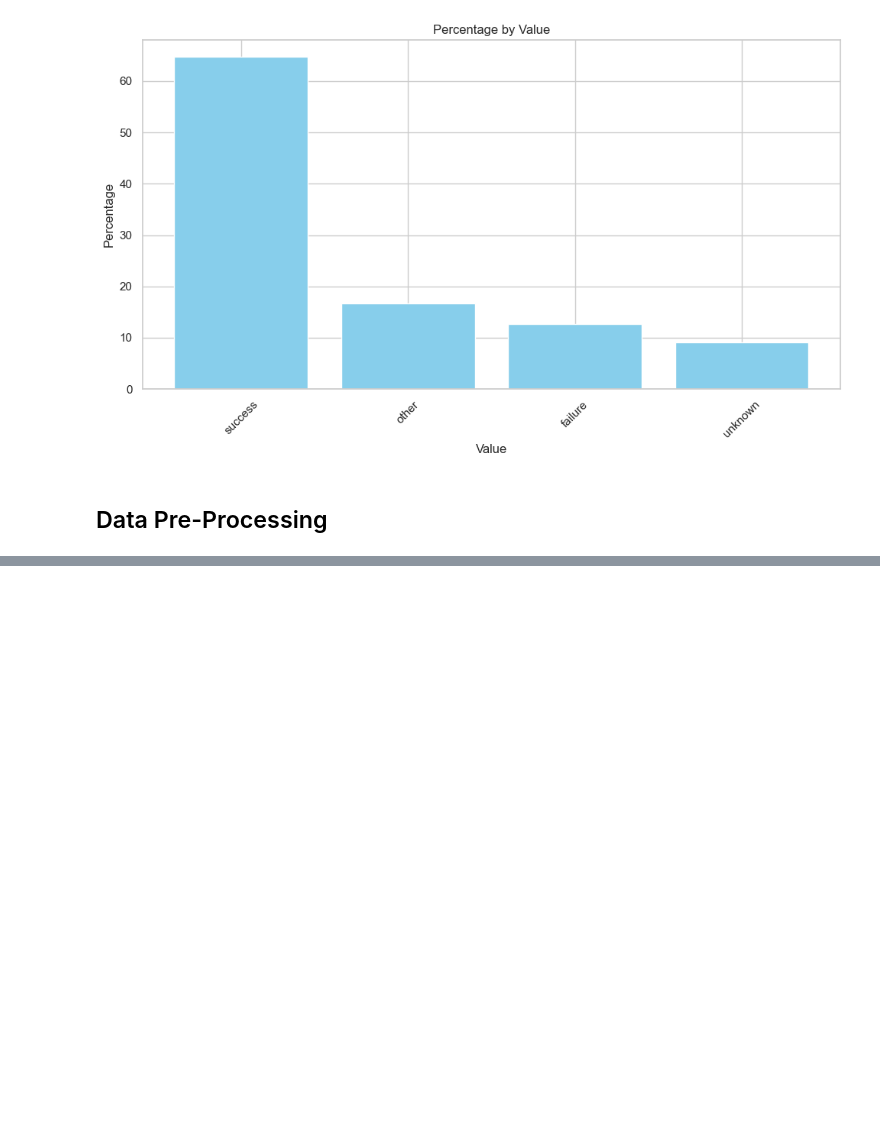
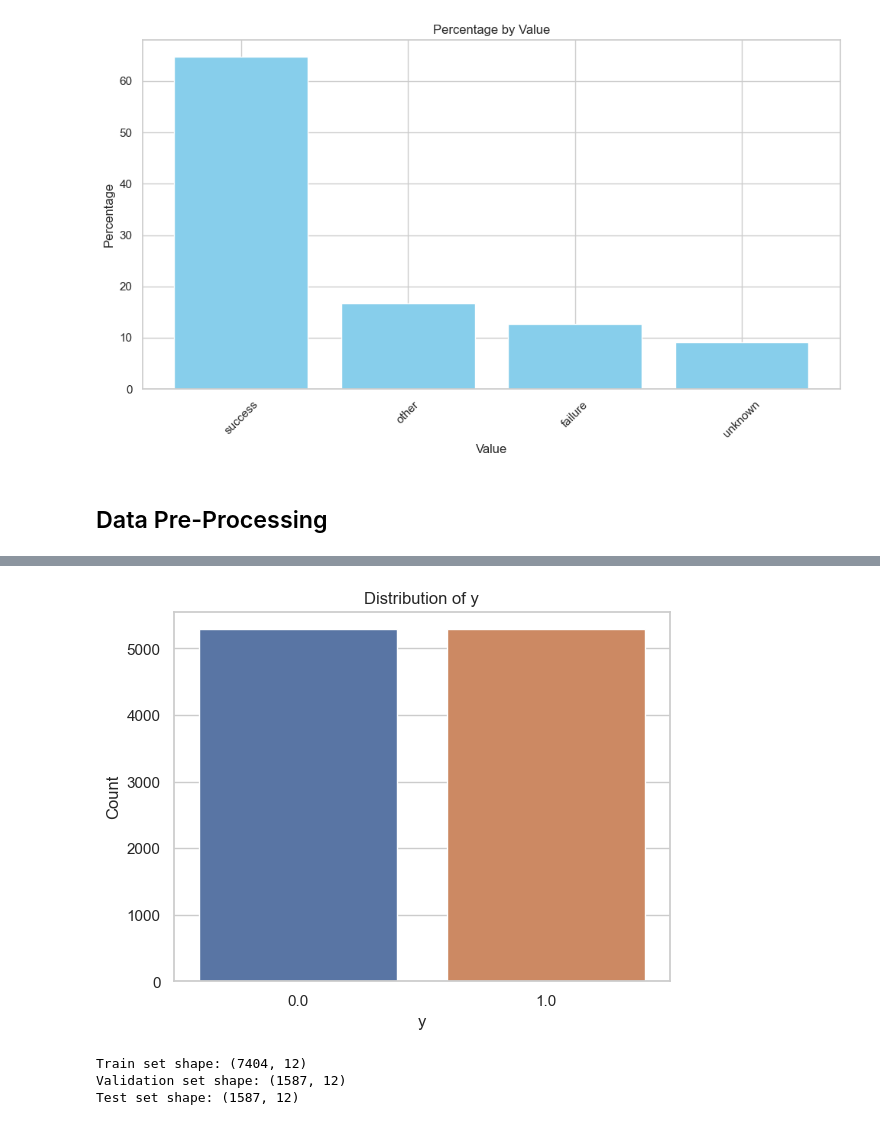
Before and after one commit to CalebMcCurdy/Bank-Term-Deposit-Predictions, a Jupyter notebook: Group_Project.ipynb, the cells around one changed output, grey strips where cells are left out. Saved outputs shown, nothing was run; the diff lists cells and outputs as text; code cells hidden in the pictures; blank space fills up the shorter version.

```diff
--- a/Group_Project.ipynb
+++ b/Group_Project.ipynb
@@ -600,0 +783,39 @@ df_factors.head()
+# %%
+
+# Isolate outcome freq. for random undersampling
+positive_class = X_pca_df[X_pca_df['y'] == 1]
+negative_class = X_pca_df[X_pca_df['y'] == 0]
+
+# Randomly sample the same number of negative class as positive class
+num_samples = len(positive_class)
+balanced_subset = negative_class.sample(n=num_samples, random_state=1)
+
+# Combine the balanced subsets
+balanced_data = pd.concat([positive_class, balanced_subset])
+
+# Shuffle the rows to randomize the order
+balanced_data = balanced_data.sample(frac=1, random_state=1).reset_index(drop=True)
+
+# Display distribution
+sns.countplot(data=balanced_data, x='y')
+plt.xlabel('y')
+plt.ylabel('Count')
+plt.title('Distribution of y')
+plt.show()
+# %% [output]
+[figure, added]
+# %%
+# Split the data into train & temporary sets (70% train + 30% temp)
+X_train_temp, X_temp, y_train_temp, y_temp = train_test_split(balanced_data.drop(columns=['y']), balanced_data['y'], test_size=0.3, random_state=1)
+
+# Split the temporary data into validation and test sets (50% validation + 50% test)
+X_validate, X_test, y_validate, y_test = train_test_split(X_temp, y_temp, test_size=0.5, random_state=1)
+
+# Display the dimensions of the subsets
+print("Train set shape:", X_train_temp.shape)
+print("Validation set shape:", X_validate.shape)
+print("Test set shape:", X_test.shape)
+# %% [output]
+Train set shape: (7404, 12)
+Validation set shape: (1587, 12)
+Test set shape: (1587, 12)
```
Also changed, not shown: parts of 22 cells of this notebook.
